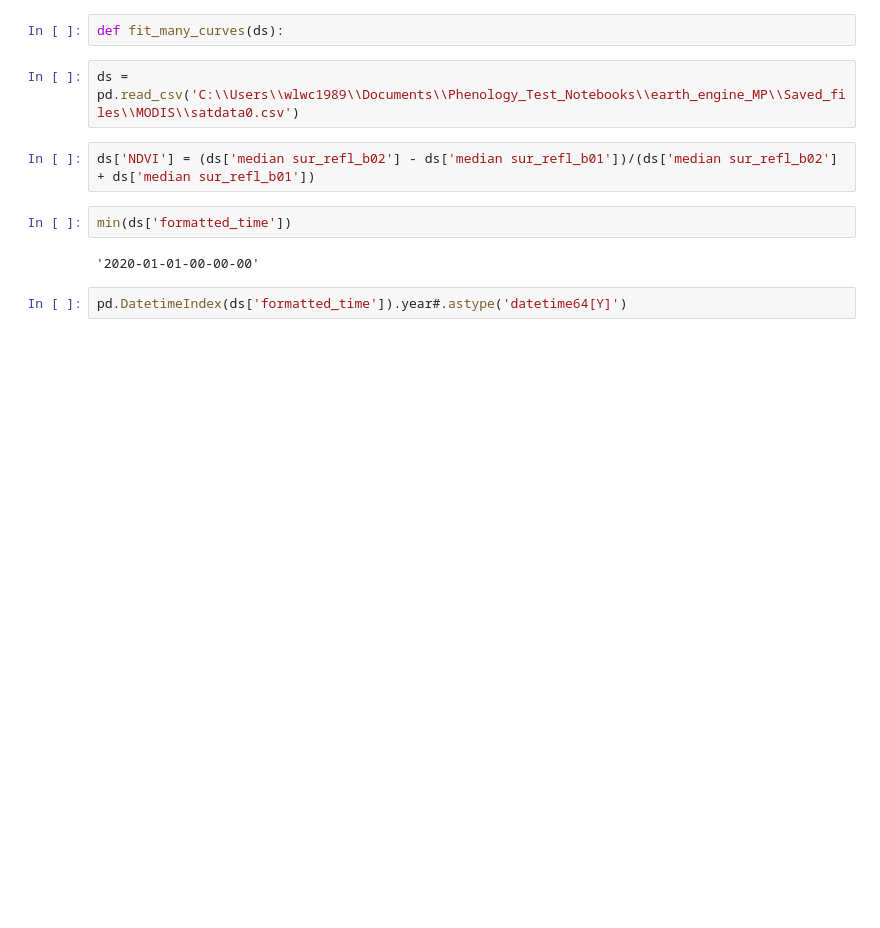
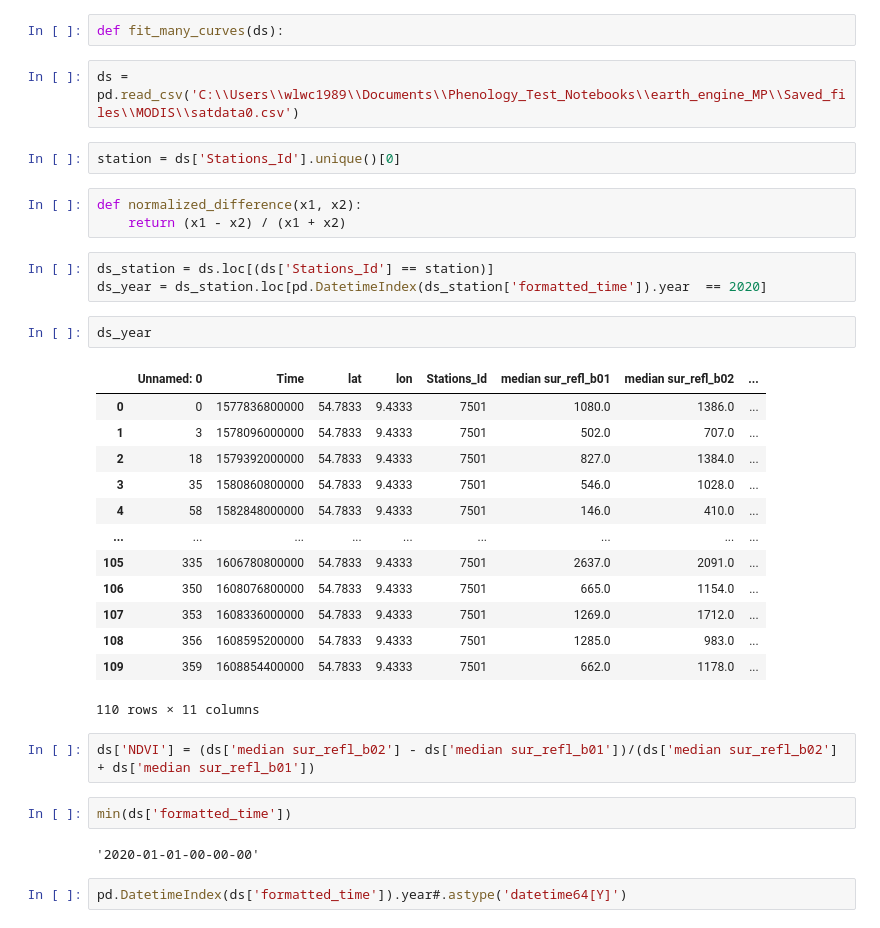
Before and after one commit to MartinP556/Satellite_Feature_Extraction, a Jupyter notebook: first_try_logit2.ipynb, the cells around one changed output. Saved outputs shown, nothing was run; the diff lists cells and outputs as text; blank space fills up the shorter version.

```diff
--- a/first_try_logit2.ipynb
+++ b/first_try_logit2.ipynb
@@ -11,6 +101,30 @@ params, _ = curve_fit(double_logistic, ds['formatted_time'], ndvi)
 def fit_many_curves(ds):
 # %%
 ds = pd.read_csv('C:\\Users\\wlwc1989\\Documents\\Phenology_Test_Notebooks\\earth_engine_MP\\Saved_files\\MODIS\\satdata0.csv')
+# %%
+station = ds['Stations_Id'].unique()[0]
+# %%
+def normalized_difference(x1, x2):
+    return (x1 - x2) / (x1 + x2)
+# %%
+ds_station = ds.loc[(ds['Stations_Id'] == station)]
+ds_year = ds_station.loc[pd.DatetimeIndex(ds_station['formatted_time']).year  == 2020]
+# %%
+ds_year
+# %% [output]
+|  | Unnamed: 0 | Time | lat | lon | Stations_Id | median sur_refl_b01 | median sur_refl_b02 | ... |
+| 0 | 0 | 1577836800000 | 54.7833 | 9.4333 | 7501 | 1080.0 | 1386.0 | ... |
+| 1 | 3 | 1578096000000 | 54.7833 | 9.4333 | 7501 | 502.0 | 707.0 | ... |
+| 2 | 18 | 1579392000000 | 54.7833 | 9.4333 | 7501 | 827.0 | 1384.0 | ... |
+| 3 | 35 | 1580860800000 | 54.7833 | 9.4333 | 7501 | 546.0 | 1028.0 | ... |
+| 4 | 58 | 1582848000000 | 54.7833 | 9.4333 | 7501 | 146.0 | 410.0 | ... |
+| ... | ... | ... | ... | ... | ... | ... | ... | ... |
+| 105 | 335 | 1606780800000 | 54.7833 | 9.4333 | 7501 | 2637.0 | 2091.0 | ... |
+| 106 | 350 | 1608076800000 | 54.7833 | 9.4333 | 7501 | 665.0 | 1154.0 | ... |
+| 107 | 353 | 1608336000000 | 54.7833 | 9.4333 | 7501 | 1269.0 | 1712.0 | ... |
+| 108 | 356 | 1608595200000 | 54.7833 | 9.4333 | 7501 | 1285.0 | 983.0 | ... |
+| 109 | 359 | 1608854400000 | 54.7833 | 9.4333 | 7501 | 662.0 | 1178.0 | ... |
+110 rows × 11 columns
 # %%
 ds['NDVI'] = (ds['median sur_refl_b02'] - ds['median sur_refl_b01'])/(ds['median sur_refl_b02'] + ds['median sur_refl_b01'])
 # %%
```
Also changed, not shown: parts of 15 cells of this notebook.
